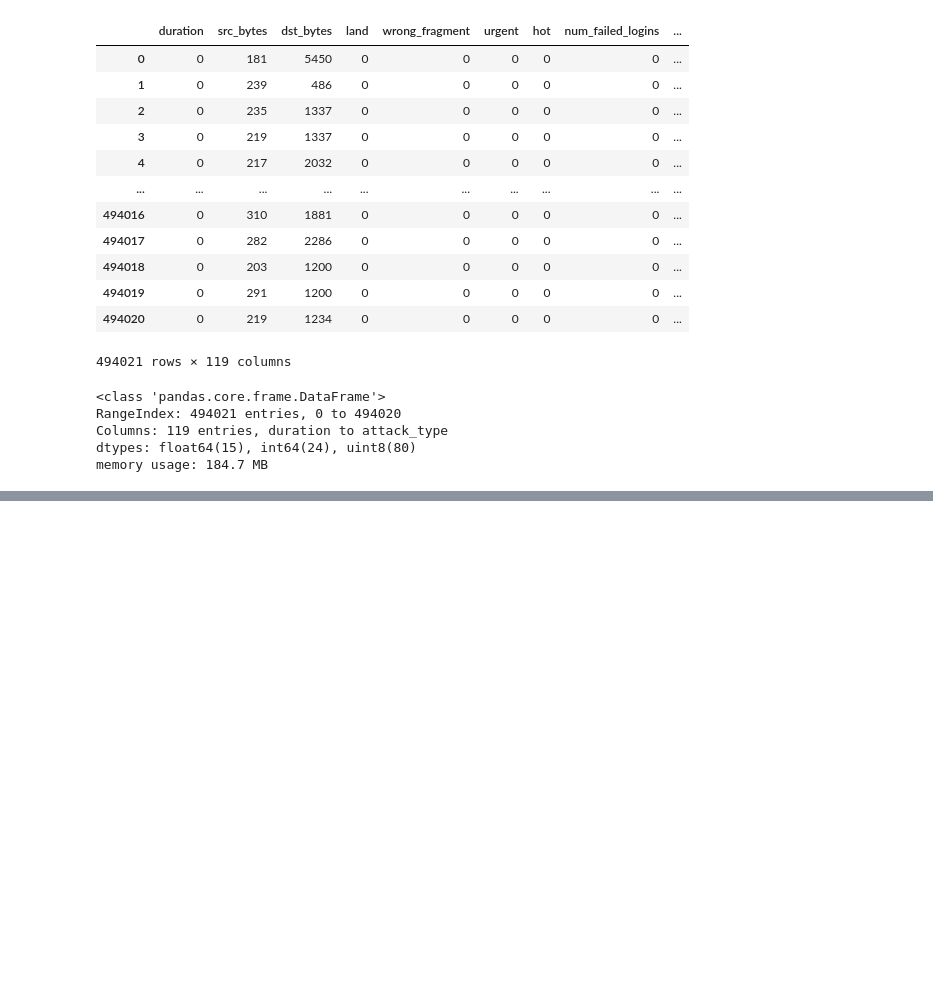
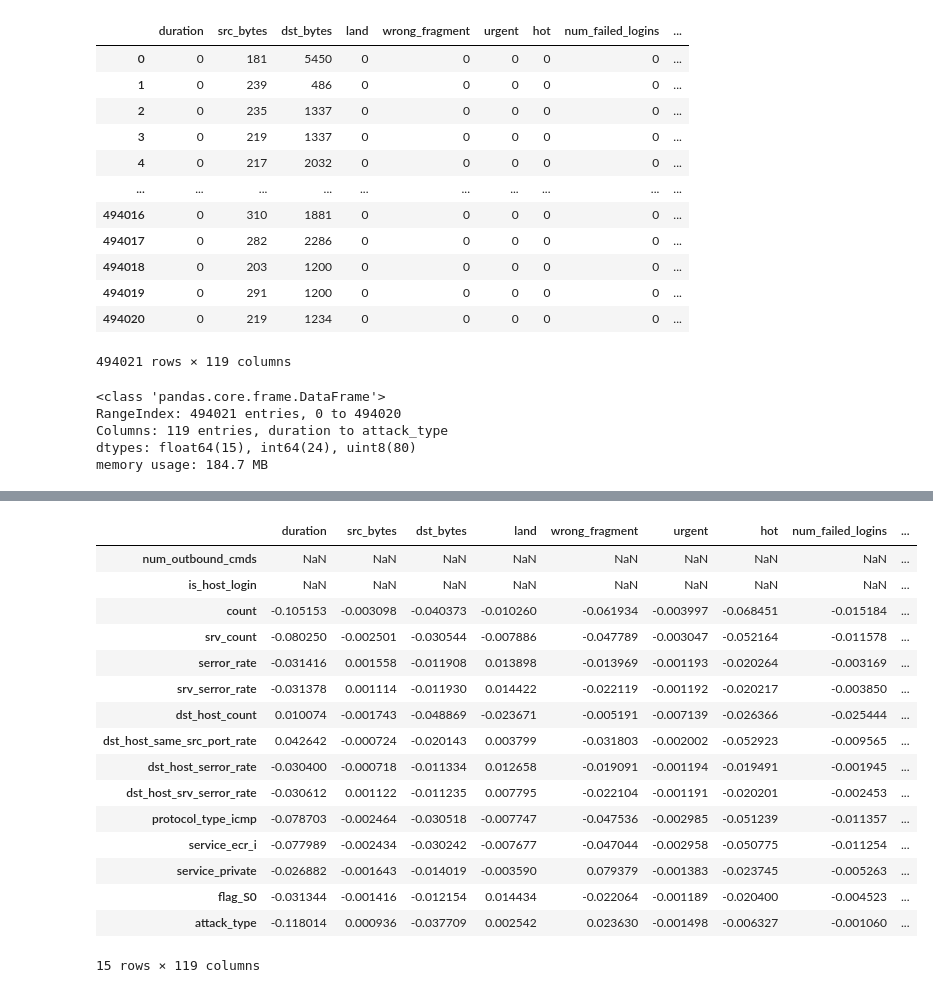
Before and after one commit to gabrielleviray/CMPE_209_Group_1_Project, a Jupyter notebook: data_cleanup.ipynb, the cells around one changed output, grey strips where cells are left out. Drawn from its saved outputs; the diff is of its cells as text; code cells hidden in the pictures; blank space fills up the shorter version.

```diff
--- a/data_cleanup.ipynb
+++ b/data_cleanup.ipynb
@@ -250,3 +280,25 @@ X_encoded = kdd.iloc[:,:-1].copy()
+# %%
+kdd_corr_select = kdd_corr.drop( kdd_corr[ abs(kdd_corr['attack_type'] < 0.1) ].index)
+# %%
+kdd_corr_select
+# %% [output]
+|  | duration | src_bytes | dst_bytes | land | wrong_fragment | urgent | hot | num_failed_logins | ... |
+| num_outbound_cmds | NaN | NaN | NaN | NaN | NaN | NaN | NaN | NaN | ... |
+| is_host_login | NaN | NaN | NaN | NaN | NaN | NaN | NaN | NaN | ... |
+| count | -0.105153 | -0.003098 | -0.040373 | -0.010260 | -0.061934 | -0.003997 | -0.068451 | -0.015184 | ... |
+| srv_count | -0.080250 | -0.002501 | -0.030544 | -0.007886 | -0.047789 | -0.003047 | -0.052164 | -0.011578 | ... |
+| serror_rate | -0.031416 | 0.001558 | -0.011908 | 0.013898 | -0.013969 | -0.001193 | -0.020264 | -0.003169 | ... |
+| srv_serror_rate | -0.031378 | 0.001114 | -0.011930 | 0.014422 | -0.022119 | -0.001192 | -0.020217 | -0.003850 | ... |
+| dst_host_count | 0.010074 | -0.001743 | -0.048869 | -0.023671 | -0.005191 | -0.007139 | -0.026366 | -0.025444 | ... |
+| dst_host_same_src_port_rate | 0.042642 | -0.000724 | -0.020143 | 0.003799 | -0.031803 | -0.002002 | -0.052923 | -0.009565 | ... |
+| dst_host_serror_rate | -0.030400 | -0.000718 | -0.011334 | 0.012658 | -0.019091 | -0.001194 | -0.019491 | -0.001945 | ... |
+| dst_host_srv_serror_rate | -0.030612 | 0.001122 | -0.011235 | 0.007795 | -0.022104 | -0.001191 | -0.020201 | -0.002453 | ... |
+| protocol_type_icmp | -0.078703 | -0.002464 | -0.030518 | -0.007747 | -0.047536 | -0.002985 | -0.051239 | -0.011357 | ... |
+| service_ecr_i | -0.077989 | -0.002434 | -0.030242 | -0.007677 | -0.047044 | -0.002958 | -0.050775 | -0.011254 | ... |
+| service_private | -0.026882 | -0.001643 | -0.014019 | -0.003590 | 0.079379 | -0.001383 | -0.023745 | -0.005263 | ... |
+| flag_S0 | -0.031344 | -0.001416 | -0.012154 | 0.014434 | -0.022064 | -0.001189 | -0.020400 | -0.004523 | ... |
+| attack_type | -0.118014 | 0.000936 | -0.037709 | 0.002542 | 0.023630 | -0.001498 | -0.006327 | -0.001060 | ... |
+15 rows × 119 columns
 # %%
 y = kdd_binary['attack_type'].copy()
 # %%
```
Also changed, not shown: parts of 3 cells of this notebook.
